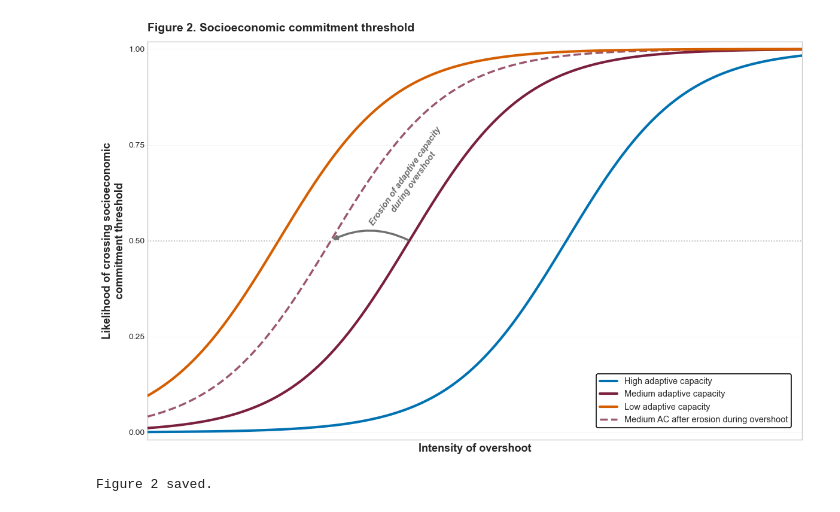
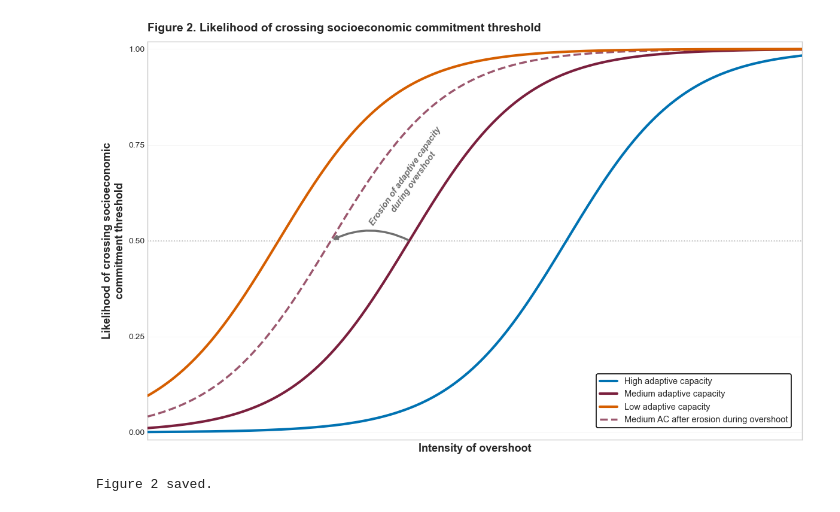
Before and after one commit to AlKhourdajie/Overshoot_irreversible_socioeconomic_impacts, a Jupyter notebook: Figure_2.ipynb, the cells around one changed output. Saved outputs shown, nothing was run; the diff lists cells and outputs as text; code cells hidden in the pictures.

```diff
--- a/Figure_2.ipynb
+++ b/Figure_2.ipynb
@@ -87,33 +87,33 @@ ax.text((arrow_x_start + arrow_x_end) / 1.7, arrow_y + 0.02,
         ha='center', va='bottom', style='italic', rotation=55)
 
 
 # Horizontal dashed line at p=0.5 for reference
 ax.axhline(0.5, color=COL_GREY, linestyle=':', linewidth=1.2, alpha=0.5, zorder=1)
 
 # Labels and formatting
 ax.set_xlabel('Intensity of overshoot', fontsize=13,
               fontweight='bold')
 ax.set_ylabel('Likelihood of crossing socioeconomic\ncommitment threshold', fontsize=13,
               fontweight='bold')
-ax.set_title('Figure 2. Socioeconomic commitment threshold',
+ax.set_title('Figure 2. Likelihood of crossing socioeconomic commitment threshold',
              loc='left', fontsize=14, fontweight='bold', pad=12)
 
 ax.set_xlim(0, 25)
 ax.set_ylim(-0.02, 1.02)
 ax.set_yticks([0, 0.25, 0.5, 0.75, 1.0])
 ax.set_xticks([])  # hide x-ticks since we use custom annotations instead
 
 # Legend
 leg = ax.legend(loc='lower right', frameon=True, fontsize=10.5,
                 framealpha=0.95, edgecolor='black',
                 bbox_to_anchor=(0.99, 0.02))
 leg.get_frame().set_linewidth(1.2)
 
 
 plt.tight_layout()
 plt.savefig('figure2.png', dpi=800, bbox_inches='tight')
 plt.show()
 print("Figure 2 saved.")
 # %% [output]
-[figure, old version]
+[figure, new version]
 Figure 2 saved.
```
Also changed, not shown: 1 other file.
